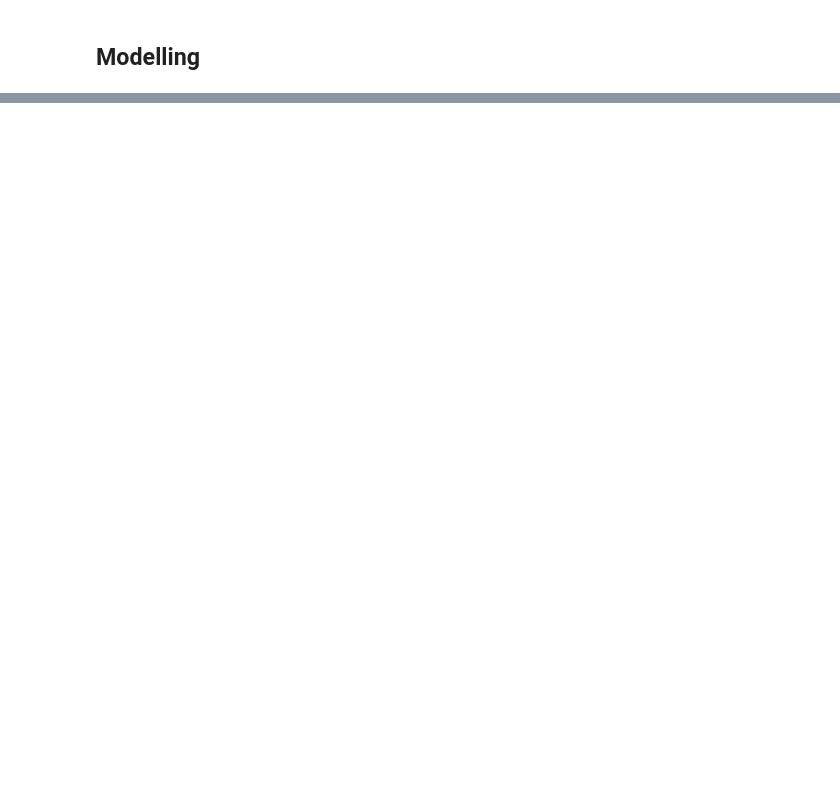
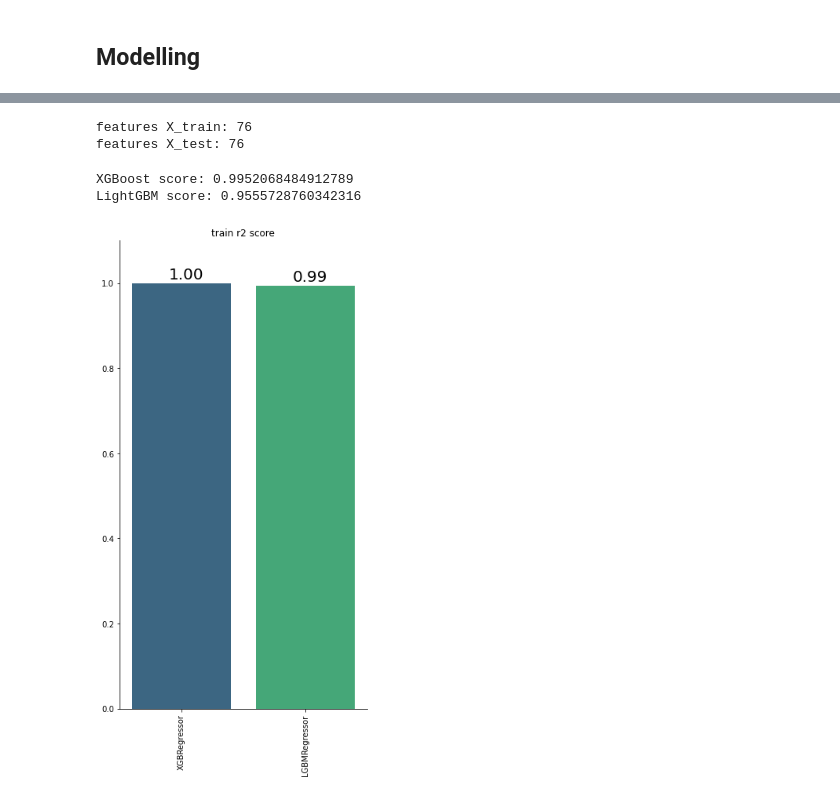
Before and after one commit to vpontello/AirBnb_feature_importance, a Jupyter notebook: DataScience_Post.ipynb, the cells around one changed output, grey strips where cells are left out. Cells and saved outputs as stored; diff of their text form; code cells hidden in the pictures; blank space fills up the shorter version.

```diff
--- a/DataScience_Post.ipynb
+++ b/DataScience_Post.ipynb
@@ -1280,8 +1358,8 @@ df_refined.to_csv('datasets/refined/refined_dataset.csv')
 # %%
 scaler = StandardScaler()
 
-X = df.drop('SALARIO_MENSAL', axis=1)
-y = df['SALARIO_MENSAL']
+X = df_refined.drop('revenue', axis=1)
+y = df_refined['revenue']
 
 X_train, X_test, y_train, y_test = train_test_split(X, y, test_size=0.30, random_state=42)
 
@@ -1289,6 +1367,9 @@ X_train = scaler.fit_transform(X_train)
 X_test = scaler.transform(X_test)
 
 print(f'features X_train: {len(X_train[1])}\nfeatures X_test: {len(X_test[1])}')
+# %% [output]
+features X_train: 76
+features X_test: 76
 # %%
 lgbc = lgb.LGBMRegressor()
 lgbc.fit(X_train, y_train)
@@ -1304,6 +1385,12 @@ xgscore = np.mean(cross_val_score(estimator=xgbc,
                        X=X_train, y=y_train, cv=5))
 lgbmscore = np.mean(cross_val_score(estimator=lgbc,
                        X=X_train, y=y_train, cv=5))
+# %%
+print(f'XGBoost score: {xgscore}')
+print(f'LightGBM score: {lgbmscore}')
+# %% [output]
+XGBoost score: 0.9952068484912789
+LightGBM score: 0.9555728760342316
 # %%
 train_score_xgbc =  r2_score(y_train, xgbc_pred_train)
 test_score_xgbc = r2_score(y_test, xgbc_pred_test)
@@ -1311,26 +1398,28 @@ test_score_xgbc = r2_score(y_test, xgbc_pred_test)
 train_score_lgbc =  r2_score(y_train, lgbc_pred_train)
 test_score_lgbc = r2_score(y_test, lgbc_pred_test)
 
-train_test_results = {[{'train r2 score':train_score_xgbc,
+train_test_results = [{'train r2 score':train_score_xgbc,
                        'test r2 score': test_score_xgbc,
                        'model':'XGBRegressor'},
                        {'train r2 score':train_score_lgbc,
                        'test r2 score': test_score_lgbc,
                        'model':'LGBMRegressor'},
-                      ]}
+                      ]
 train_test_results = pd.DataFrame(train_test_results)
 # %%
 plt.figure(figsize=(5,10))
 ax = sns.barplot(x='model', y='train r2 score', data=train_test_results, palette='viridis')
 plt.xlabel('')
 plt.ylabel('')
 plt.title('train r2 score')
 plt.xticks(rotation=90)
-plt.ylim(0,8000)
+plt.ylim(0,1.1)
 plt.tight_layout()
 for p in ax.patches:
-    ax.annotate('{:.0f}'.format(p.get_height()), (p.get_x()+0.2, p.get_height()+0.3), fontsize=20)
+    ax.annotate('{:.2f}'.format(p.get_height()), (p.get_x()+0.3, p.get_height()+0.01), fontsize=20)
 sns.despine()
+# %% [output]
+[figure, added]
 # %%
 plt.figure(figsize=(5,10))
 ax = sns.barplot(x='model', y='test r2 score', data=train_test_results, palette='viridis')
```
Also changed, not shown: parts of 16 cells of this notebook.
